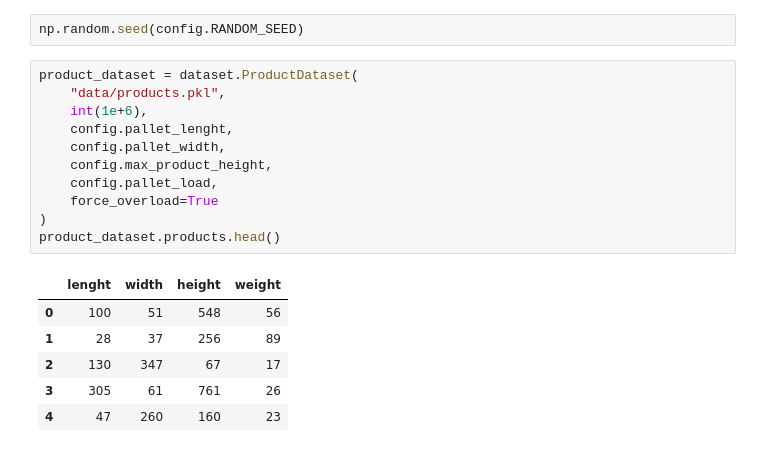
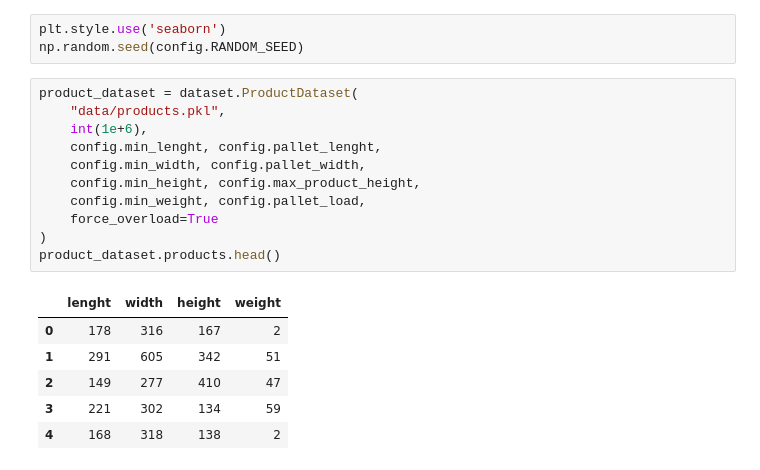
Before and after one commit to Wadaboa/3d-bpp, a Jupyter notebook: dataset.ipynb, the cells around one changed output. Cells and saved outputs as stored; diff of their text form.

```diff
--- a/dataset.ipynb
+++ b/dataset.ipynb
@@ -17,22 +21,23 @@ from src import dataset, config
 # %%
+plt.style.use('seaborn')
 np.random.seed(config.RANDOM_SEED)
 # %%
 product_dataset = dataset.ProductDataset(
     "data/products.pkl",
     int(1e+6),
-    config.pallet_lenght,
-    config.pallet_width,
-    config.max_product_height,
-    config.pallet_load,
+    config.min_lenght, config.pallet_lenght,
+    config.min_width, config.pallet_width,
+    config.min_height, config.max_product_height,
+    config.min_weight, config.pallet_load,
     force_overload=True
 )
 product_dataset.products.head()
 # %% [output]
 |  | lenght | width | height | weight |
-| 0 | 100 | 51 | 548 | 56 |
-| 1 | 28 | 37 | 256 | 89 |
-| 2 | 130 | 347 | 67 | 17 |
-| 3 | 305 | 61 | 761 | 26 |
-| 4 | 47 | 260 | 160 | 23 |
+| 0 | 178 | 316 | 167 | 2 |
+| 1 | 291 | 605 | 342 | 51 |
+| 2 | 149 | 277 | 410 | 47 |
+| 3 | 221 | 302 | 134 | 59 |
+| 4 | 168 | 318 | 138 | 2 |
 # %%
 plt.figure()
```
Also changed, not shown: parts of 7 cells of this notebook, 5 other files.
